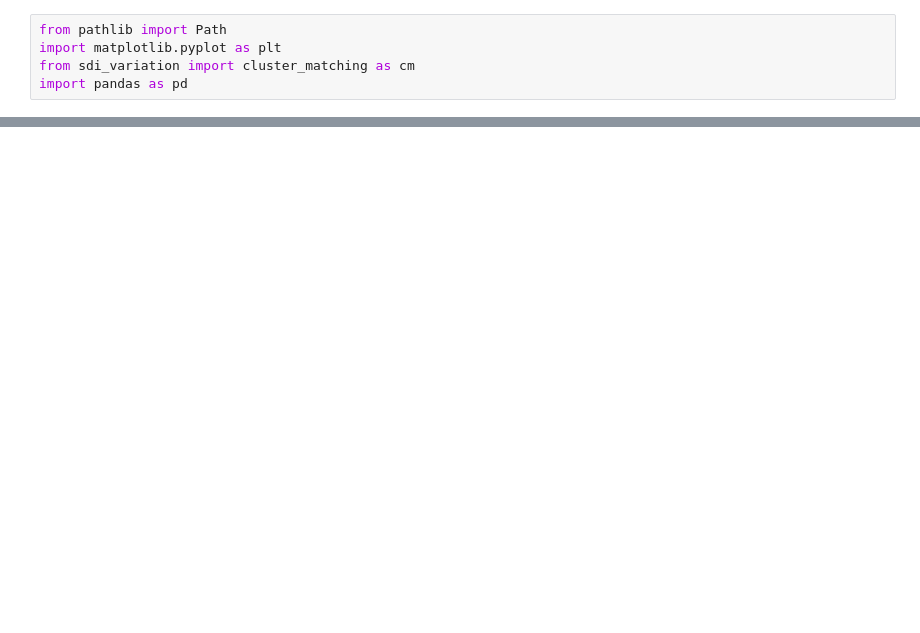
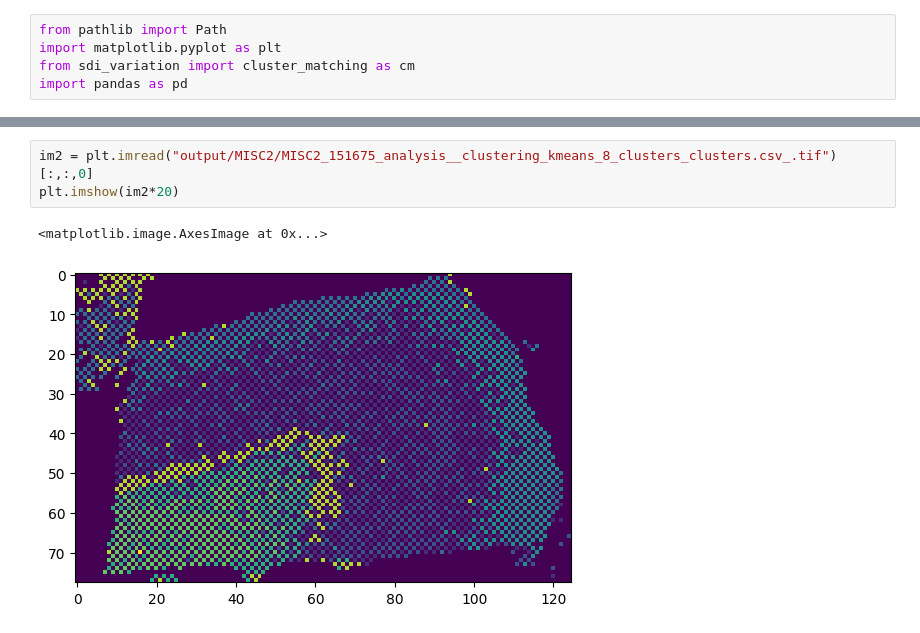
Before and after one commit to ivonr7/cmpt415_spatial_domain_variability, a Jupyter notebook: notebooks/method_dice_scores.ipynb, the cells around one changed output, grey strips where cells are left out. Cells and saved outputs as stored; diff of their text form; blank space fills up the shorter version.

```diff
--- a/notebooks/method_dice_scores.ipynb
+++ b/notebooks/method_dice_scores.ipynb
@@ -61,0 +65,6 @@ plt.show()
+# %%
+im2 = plt.imread("output/MISC2/MISC2_151675_analysis__clustering_kmeans_8_clusters_clusters.csv_.tif")[:,:,0]
+plt.imshow(im2*20)
+# %% [output]
+<matplotlib.image.AxesImage at 0x...>
+[figure, added]
```
Also changed, not shown: parts of 9 cells of this notebook.
